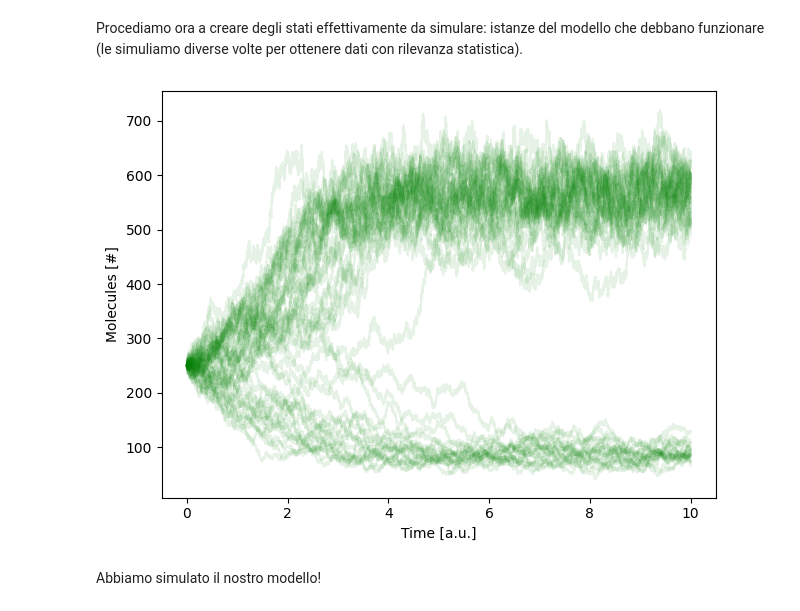
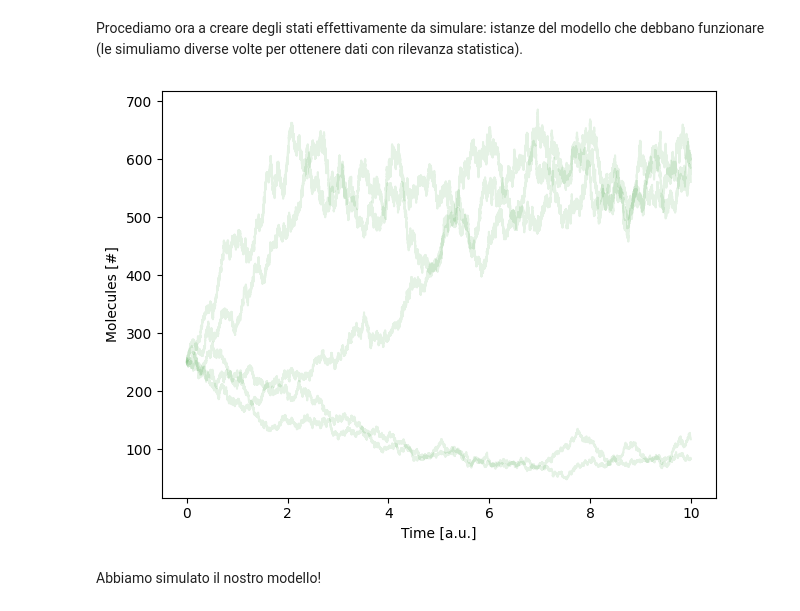
Before and after one commit to emiliodallatorre/unive-ct0570-python, a Jupyter notebook: SSA/SSA.ipynb, the cells around one changed output. Cells and saved outputs as stored; diff of their text form; code cells hidden in the pictures.

```diff
--- a/SSA/SSA.ipynb
+++ b/SSA/SSA.ipynb
@@ -62,7 +62,7 @@ class Model:
 
 			# Case 2
 			if sum(vector)==2 and 2 in vector:
-				return self._state[np.where(vector == 1)] * (self._state[np.where(vector == 1)]-1)/2
+				return self._state[np.where(vector == 2)] * (self._state[np.where(vector == 2)]-1)/2
 			# Case 3
 			if sum(vector)==3 and list(vector).count(1) == 3:
 				return np.prod(np.array([self._state[i] for i in np.where(vector == 1)]))
@@ -161,7 +161,7 @@ colors = ["orange", "blue", "green", "purple"]
 
 fig, ax = plt.subplots(1,1)
 
-for i in tqdm(range(50)):
+for i in tqdm(range(5)):
 	# Implementing the model:
 	# A -> B
 	# B -> A
@@ -181,34 +181,34 @@ for i in tqdm(range(50)):
 		products_stoic = [[0,0,1,0], [1,1,0,0], [0,1,0,1]]
 	)
 
 	schlogl_model = Model(
 		species=["A", "B", "X"],
 		state = [1e5, 2e5, 250],
 		parameters=[3e-7, 1e-4, 1e-3, 3.5],
 		reactants_stoic=[[1, 0, 2], [0, 0, 3], [0, 1, 0], [0, 0, 1]],
 		products_stoic=[[0, 0, 3], [1, 0, 2], [0, 0, 1], [0, 1, 0]],
 		fixed=[True, True, False]
 	)
 
 	lotka_volterra = Model(
 		species=["y1", "y2", "x"],
 		state=[1000, 1000, 1],
 		parameters=[10, 0.01, 10],
 		reactants_stoic=[[1, 0, 1], [1, 1, 0], [0, 0, 1]],
 		products_stoic=[[2, 0, 1], [0, 2, 0], [0, 0, 0]]
 	)
 
 	M: Model = schlogl_model
 
 	times, states = M.simulate(tmax=10)
 
-	ax.plot(times, states.T[2], alpha=0.1, color=colors[n])
+	ax.plot(times, states.T[2], alpha=0.1, color=colors[2])
 
 ax.set_xlabel("Time [a.u.]")
 ax.set_ylabel("Molecules [#]")
 fig.tight_layout()
 fig.show()
 # %% [output]
-[figure, old version]
+[figure, new version]
 # %% [markdown]
 Abbiamo simulato il nostro modello!
```
Also changed, not shown: 13 other files.
